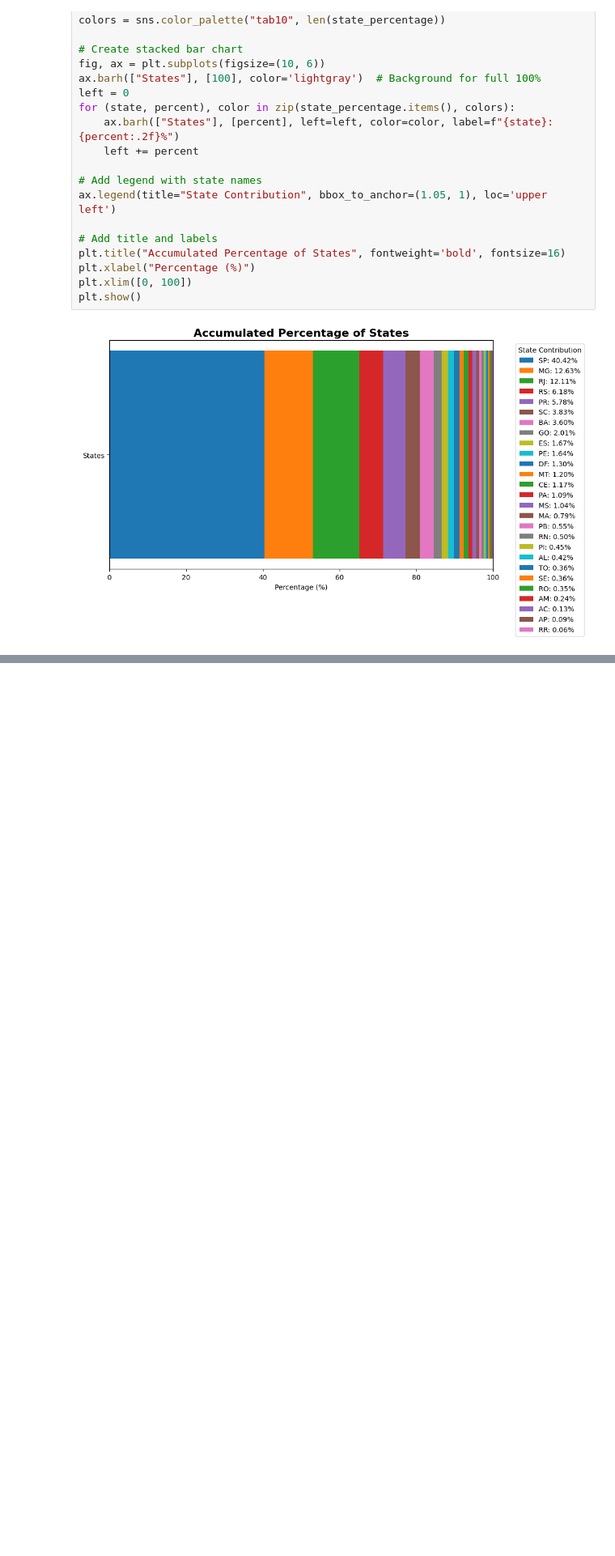
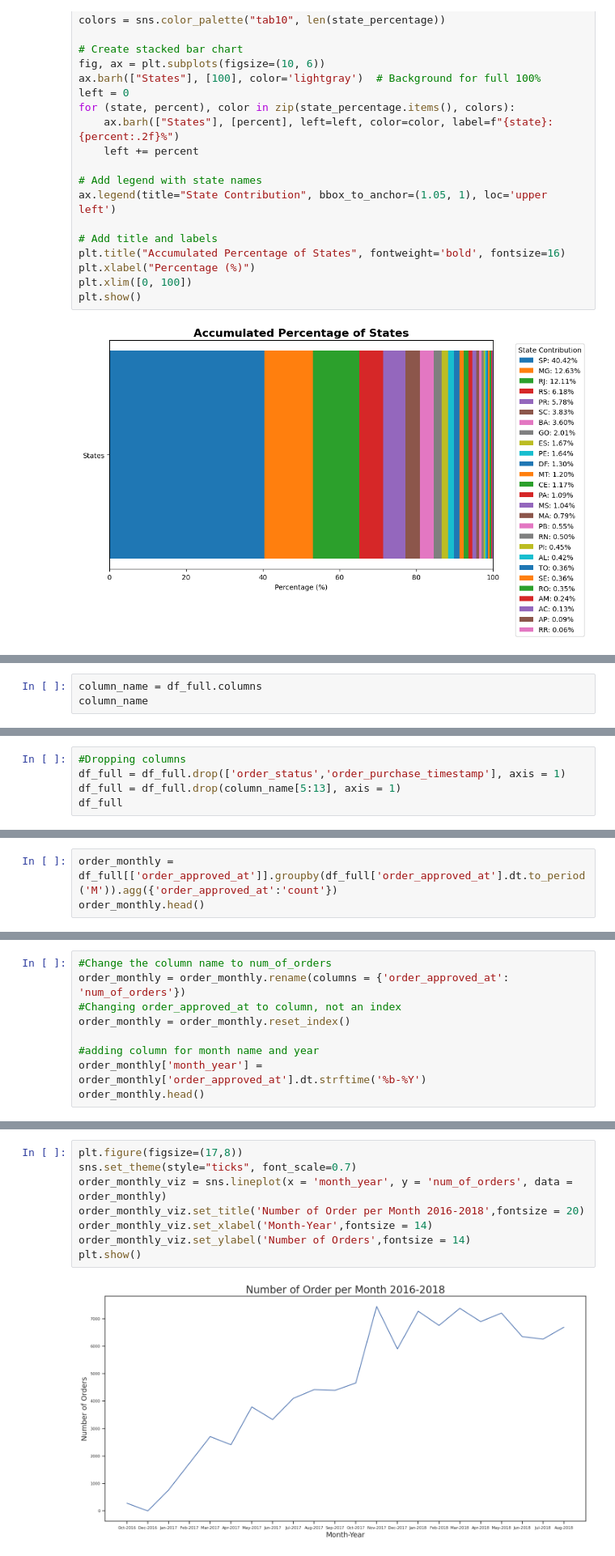
Before and after one commit to Jorge-Esteban/Busines-Intelligence-and-Data-Mining-Project, a Jupyter notebook: BI&DM_Project.ipynb, the cells around one changed output, grey strips where cells are left out. Shown at 81% size. Saved outputs shown, nothing was run; the diff lists cells and outputs as text; blank space fills up the shorter version.

```diff
--- a/BI&DM_Project.ipynb
+++ b/BI&DM_Project.ipynb
@@ -1111,0 +1187,3 @@ plt.show()
+# %%
+column_name = df_full.columns
+column_name
@@ -1111,0 +1199,5 @@ plt.show()
+# %%
+#Dropping columns
+df_full = df_full.drop(['order_status','order_purchase_timestamp'], axis = 1)
+df_full = df_full.drop(column_name[5:13], axis = 1)
+df_full
@@ -1111,0 +1262,3 @@ plt.show()
+# %%
+order_monthly = df_full[['order_approved_at']].groupby(df_full['order_approved_at'].dt.to_period('M')).agg({'order_approved_at':'count'})
+order_monthly.head()
@@ -1111,0 +1273,9 @@ plt.show()
+# %%
+#Change the column name to num_of_orders
+order_monthly = order_monthly.rename(columns = {'order_approved_at': 'num_of_orders'})
+#Changing order_approved_at to column, not an index
+order_monthly = order_monthly.reset_index()
+
+#adding column for month name and year
+order_monthly['month_year'] = order_monthly['order_approved_at'].dt.strftime('%b-%Y')
+order_monthly.head()
@@ -1111,0 +1289,10 @@ plt.show()
+# %%
+plt.figure(figsize=(17,8))
+sns.set_theme(style="ticks", font_scale=0.7)
+order_monthly_viz = sns.lineplot(x = 'month_year', y = 'num_of_orders', data = order_monthly)
+order_monthly_viz.set_title('Number of Order per Month 2016-2018',fontsize = 20)
+order_monthly_viz.set_xlabel('Month-Year',fontsize = 14)
+order_monthly_viz.set_ylabel('Number of Orders',fontsize = 14)
+plt.show()
+# %% [output]
+[figure, added]
```
Also changed, not shown: parts of 63 cells of this notebook.
